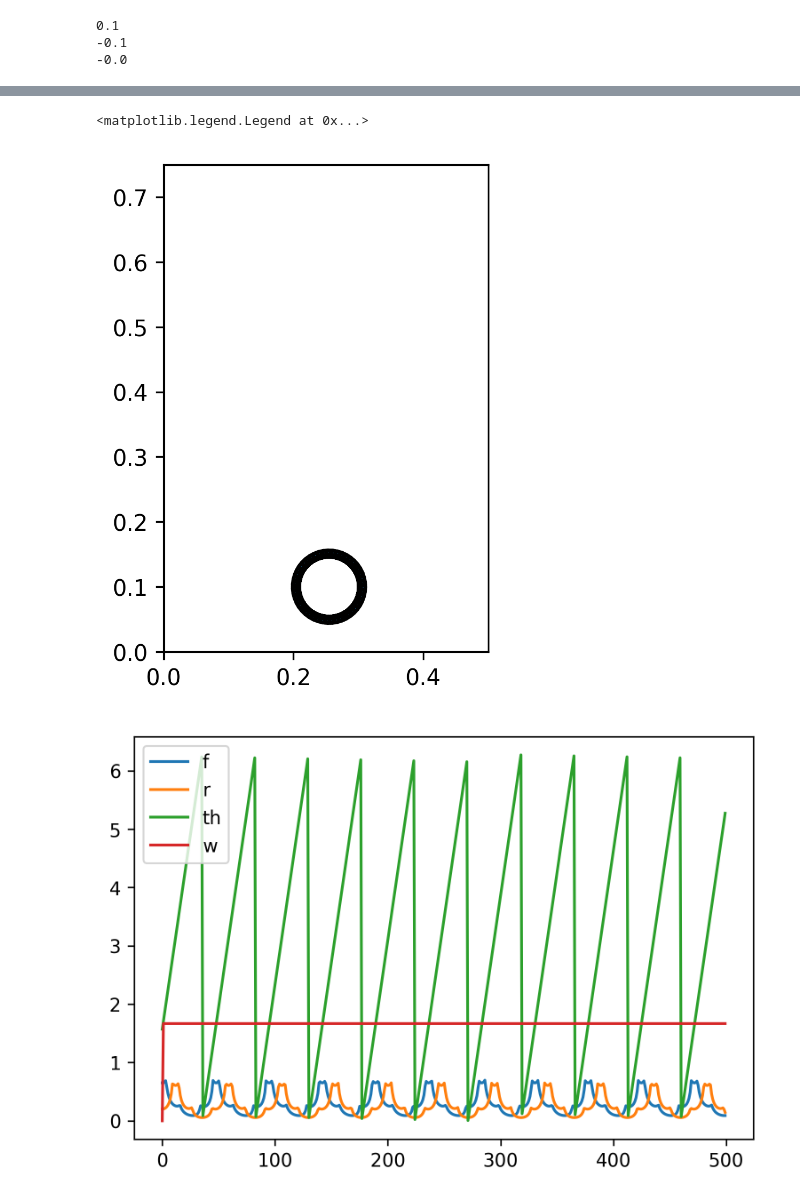
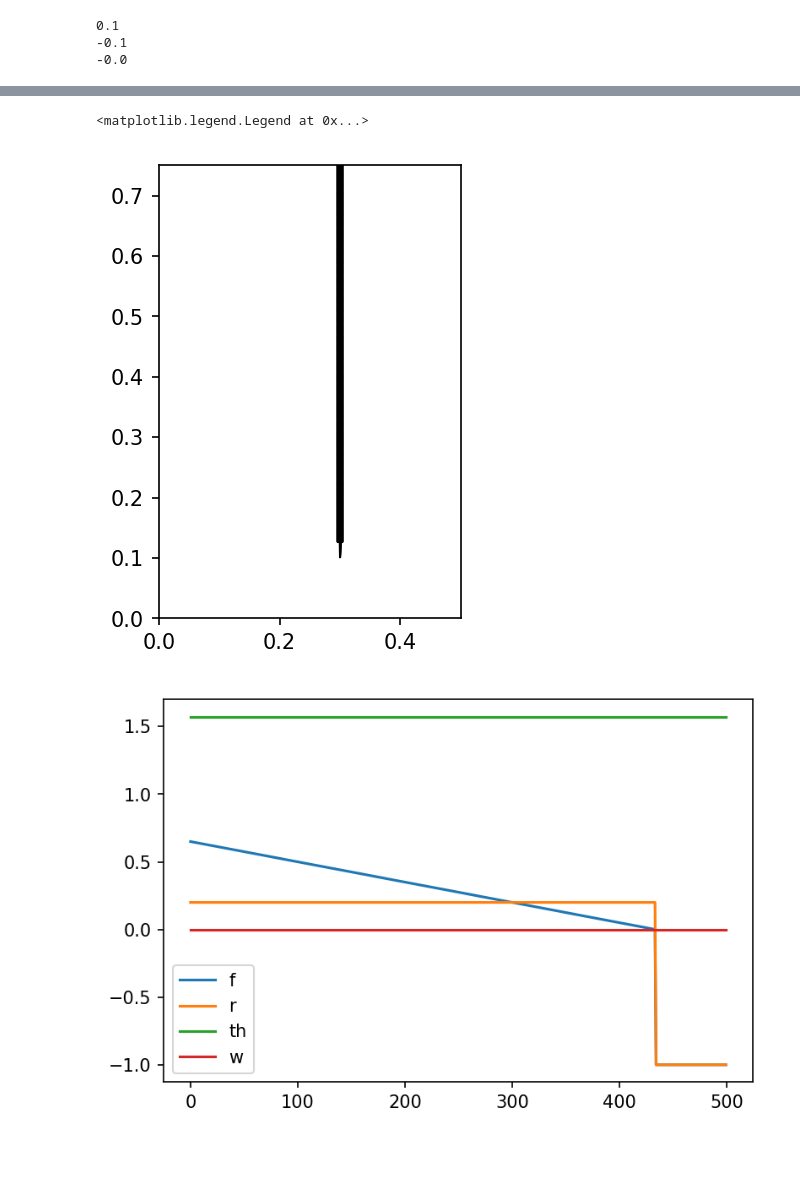
Before and after one commit to samer1248/ECE209AS-Lab3, a Jupyter notebook: project3.ipynb, the cells around one changed output, grey strips where cells are left out. Saved outputs shown, nothing was run; the diff lists cells and outputs as text; code cells hidden in the pictures; blank space fills up the shorter version.

```diff
--- a/project3.ipynb
+++ b/project3.ipynb
@@ -18,7 +18,7 @@ dt = 0.08
 # %%
 # Plot world
 def show_world():
-    plt.rcParams['figure.dpi'] = 300
+    plt.rcParams['figure.dpi'] = 150
     fig = plt.figure()
     ax=fig.add_subplot(111)
     plt.plot()
@@ -83,7 +90,7 @@ def forward_dynamic(state,controls):
 ax = show_world()
 state = [0.3,0.3,0,0]
 plot_robot(state,ax)
-controls = [0,30]
+controls = [60,60]
 for i in range(3):
     state = forward_dynamic(state,controls)
 #     print(state)
@@ -93,5 +100,5 @@ for i in range(3):
 # %%
-def state_to_sensor(state):
+def state_to_sensor(state,noise_std = None):
     get_dist_x = lambda x :  [(x - state[0])/ np.cos(state[2]) , (x - state[0])/ np.cos(state[2]+pi/2)]
     get_dist_y = lambda x :  [(x - state[1])/ np.sin(state[2]), (x - state[1])/ np.sin(state[2]+pi/2)]
     get_line_x = lambda d :  [state[0] + d[0] * np.cos(state[2]) , state[0] + d[1] * np.cos(state[2]+pi/2)]
@@ -124,14 +131,27 @@ def state_to_sensor(state):
     rb = [check_x(xrN) and rN>=0,check_x(xrS) and rS>=0,check_y(yrW) and rW>=0,check_y(yrE) and rE>=0]
     fb = [check_x(xfN) and fN>=0,check_x(xfS) and fS>=0,check_y(yfW) and fW>=0,check_y(yfE) and fE>=0]
     if sum(rb)!=1:
-        print(ra,rb)
-        1/0
+#         print(ra,rb)
+#         1/0
+        r = -1
+    else:
+        r = ra[rb.index(True)]
+        if noise_std is not None:
+            r = r + np.sqrt(noise_std[1])* np.random.randn()
+
     if sum(fb)!=1:
-        1/0
-    r = ra[rb.index(True)]
-    f = fa[fb.index(True)]
+#         1/0
+        f = -1
+    else:
+        f = fa[fb.index(True)]
+        if noise_std is not None:
+            f = f + np.sqrt(noise_std[0])* np.random.randn()
+
     th = (state[2]+pi/2)%(2*pi)
     w = state[3]
+    if noise_std is not None:
+         th = (th + np.sqrt(noise_std[2])* np.random.randn())%(2*pi)
+         w = w + np.sqrt(noise_std[3])* np.random.randn()
     return [f,r,th,w]
 # %%
 state = [0.3,0.1,np.pi/2,0]
@@ -146,9 +169,12 @@ plot_robot(state,ax)
 # %%
-def trace_traj(state,traj):
+def trace_traj(state,traj,actuation_noise_std = None,measurement_noise = None):
     state_seq = []
     obs_seq = []
     for c in traj:
-        obs = state_to_sensor(state)
+        obs = state_to_sensor(state,measurement_noise)
+        if actuation_noise_std is not None:
+            c[0] += actuation_noise_std[0]*np.random.randn()
+            c[1] += actuation_noise_std[1]*np.random.randn()
         state = forward_dynamic(state,c)
 #         print(state)
         obs_seq.append(obs)
@@ -161,17 +187,17 @@ def plot_state_seq(states):
 #         print(state)
         plot_robot(state,ax)
 # %%
-traj = [[0,6]]*500
+traj = [[6,6]]*500
 state = [0.3,0.1,0,0]
 state_seq,obs_seq = trace_traj(state,traj)
 plot_state_seq(state_seq)
 plt.figure()
 plt.plot(np.array(obs_seq))
 plt.legend(['f','r','th','w'])
 plt.figure()
 plt.plot(np.array(state_seq))
 plt.legend(['x','y','th','w'])
 # %% [output]
 <matplotlib.legend.Legend at 0x...>
-[figure, old version]
+[figure, new version]
-[figure, old version]
+[figure, new version]
```
Also changed, not shown: parts of 16 cells of this notebook, 2 other files.
